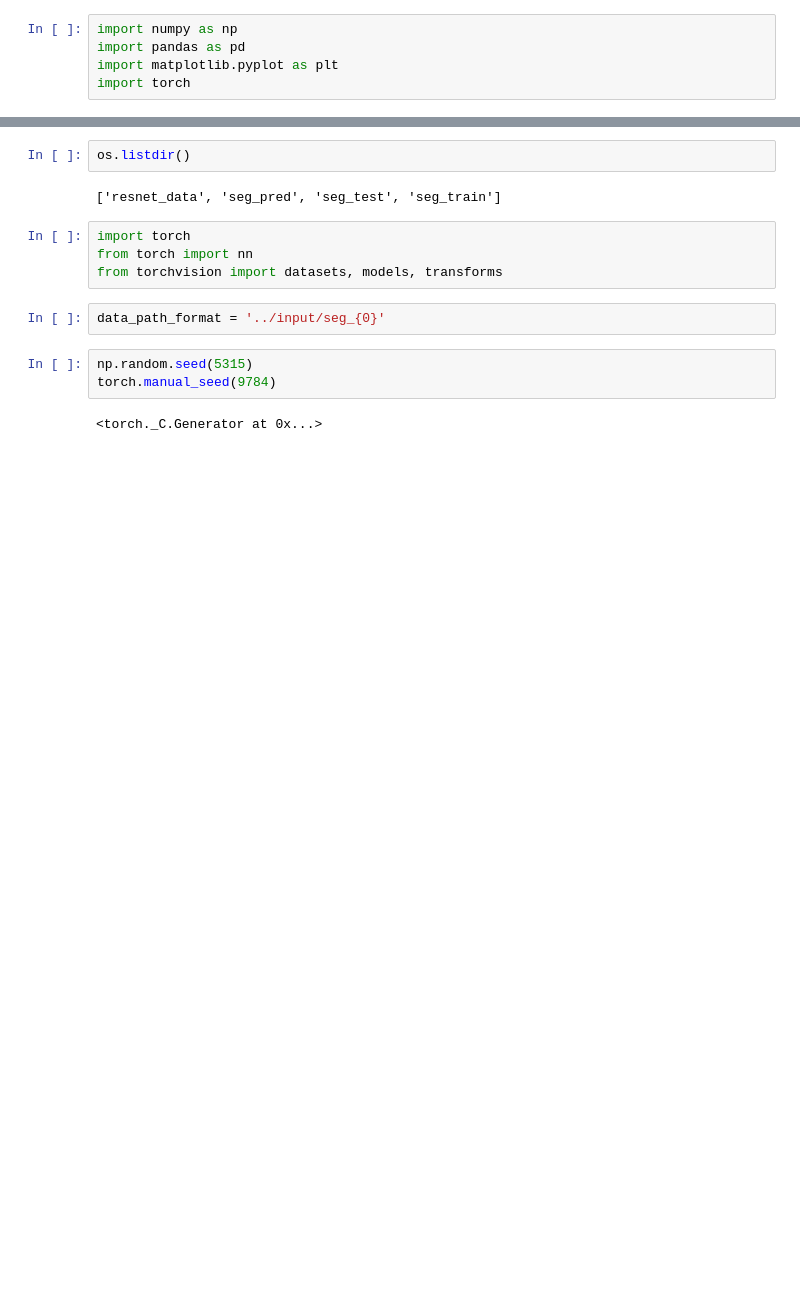
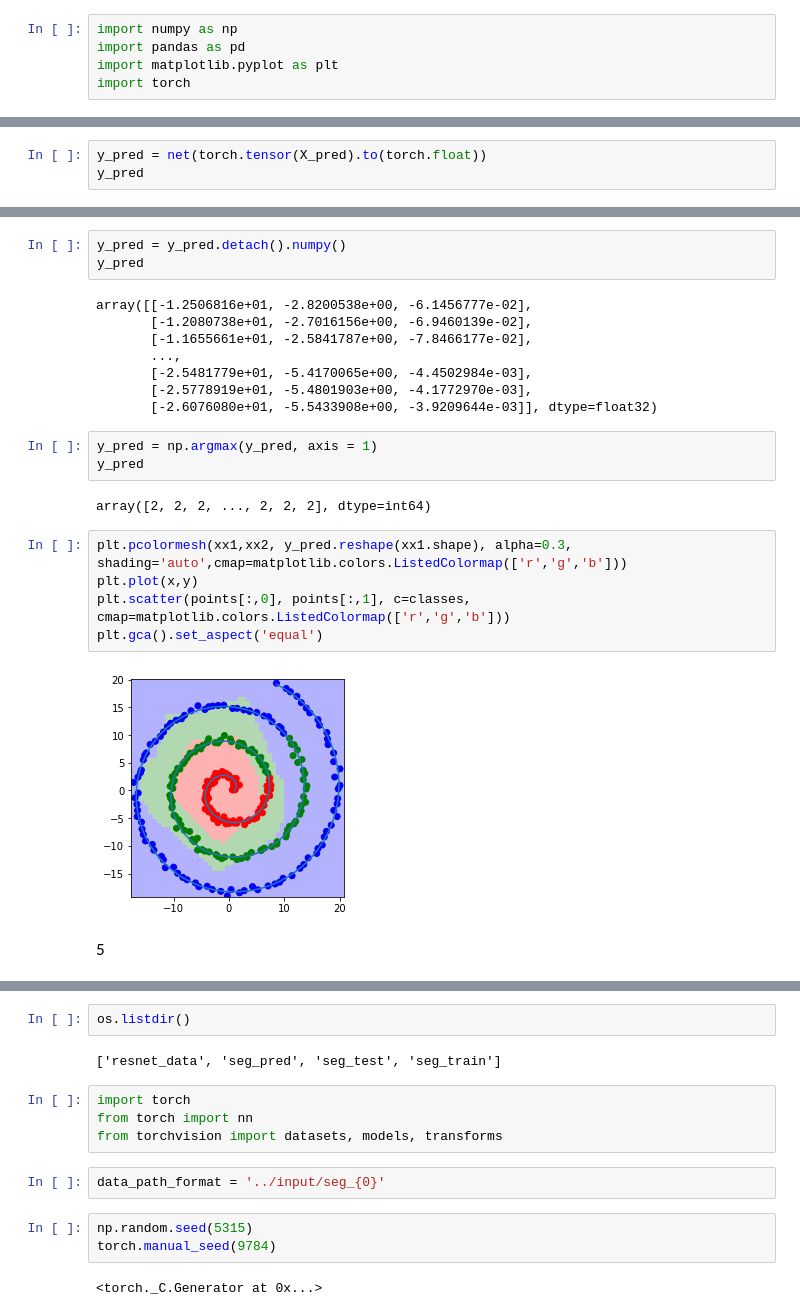
Before and after one commit to ivan-gabavan/Ml, a Jupyter notebook: L3.ipynb, the cells around one changed output, grey strips where cells are left out. Cells and saved outputs as stored; diff of their text form; blank space fills up the shorter version.

```diff
--- a/L3.ipynb
+++ b/L3.ipynb
@@ -17,0 +123,3 @@ tensor([0., 0., 1.])
+# %%
+y_pred = net(torch.tensor(X_pred).to(torch.float))
+y_pred
@@ -18,3 +135,28 @@ tensor([0., 0., 1.])
+# %%
+y_pred = y_pred.detach().numpy()
+y_pred
+# %% [output]
+array([[-1.2506816e+01, -2.8200538e+00, -6.1456777e-02],
+       [-1.2080738e+01, -2.7016156e+00, -6.9460139e-02],
+       [-1.1655661e+01, -2.5841787e+00, -7.8466177e-02],
+       ...,
+       [-2.5481779e+01, -5.4170065e+00, -4.4502984e-03],
+       [-2.5778919e+01, -5.4801903e+00, -4.1772970e-03],
+       [-2.6076080e+01, -5.5433908e+00, -3.9209644e-03]], dtype=float32)
+# %%
+y_pred = np.argmax(y_pred, axis = 1)
+y_pred
+# %% [output]
+array([2, 2, 2, ..., 2, 2, 2], dtype=int64)
+# %%
+plt.pcolormesh(xx1,xx2, y_pred.reshape(xx1.shape), alpha=0.3, shading='auto',cmap=matplotlib.colors.ListedColormap(['r','g','b']))
+plt.plot(x,y)
+plt.scatter(points[:,0], points[:,1], c=classes, cmap=matplotlib.colors.ListedColormap(['r','g','b']))
+plt.gca().set_aspect('equal')
+# %% [output]
+[figure, added]
+# %% [markdown]
+5
 # %%
 import os
 print(os.listdir("input"))
```
Also changed, not shown: parts of 21 cells of this notebook.
